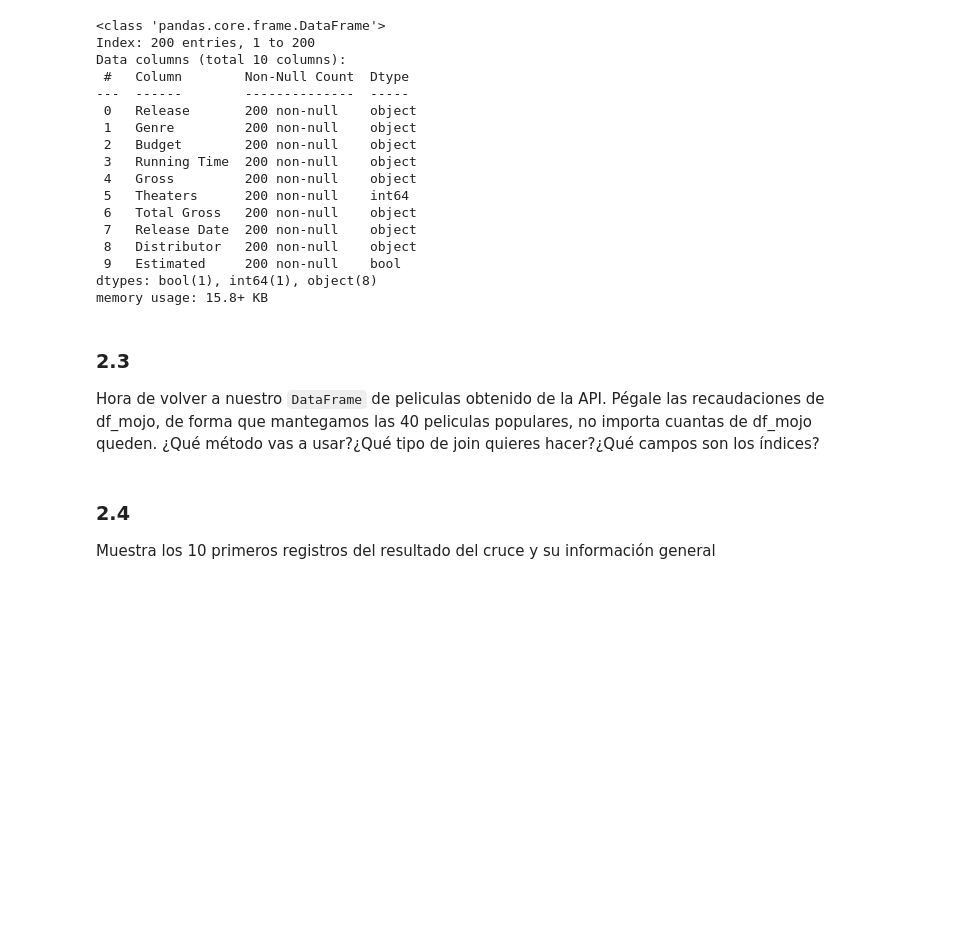
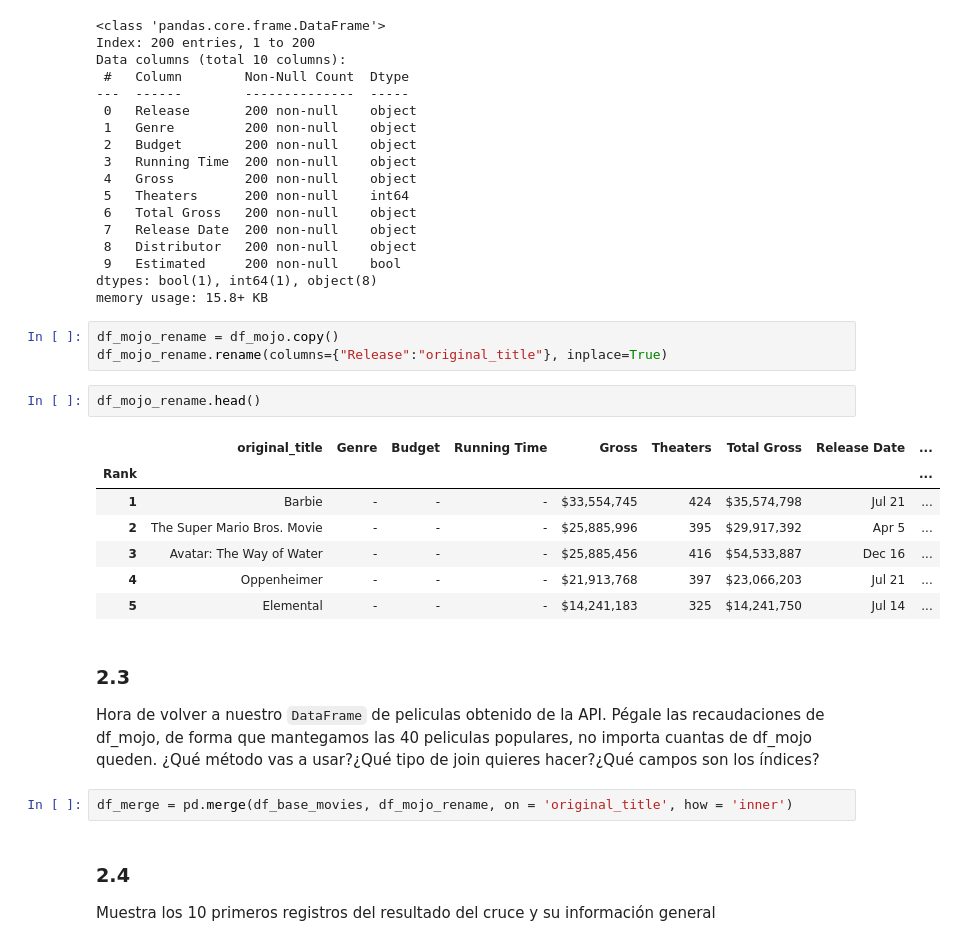
Before and after one commit to Anttt4/ONLINE_DS_THEBRIDGE_Antonio_Carreno_Jimenez, a Jupyter notebook: Sprint 6/Unidad 2/18_Practica_Obligatoria_Scraping_API.ipynb, the cells around one changed output. Drawn from its saved outputs; the diff is of its cells as text; blank space fills up the shorter version.

```diff
--- a/Sprint 6/Unidad 2/18_Practica_Obligatoria_Scraping_API.ipynb
+++ b/Sprint 6/Unidad 2/18_Practica_Obligatoria_Scraping_API.ipynb
@@ -393,10 +393,25 @@ Data columns (total 10 columns):
  9   Estimated     200 non-null    bool
 dtypes: bool(1), int64(1), object(8)
 memory usage: 15.8+ KB
+# %%
+df_mojo_rename = df_mojo.copy()
+df_mojo_rename.rename(columns={"Release":"original_title"}, inplace=True)
+# %%
+df_mojo_rename.head()
+# %% [output]
+|  | original_title | Genre | Budget | Running Time | Gross | Theaters | Total Gross | Release Date | ... |
+| Rank |  |  |  |  |  |  |  |  | ... |
+| 1 | Barbie | - | - | - | $33,554,745 | 424 | $35,574,798 | Jul 21 | ... |
+| 2 | The Super Mario Bros. Movie | - | - | - | $25,885,996 | 395 | $29,917,392 | Apr 5 | ... |
+| 3 | Avatar: The Way of Water | - | - | - | $25,885,456 | 416 | $54,533,887 | Dec 16 | ... |
+| 4 | Oppenheimer | - | - | - | $21,913,768 | 397 | $23,066,203 | Jul 21 | ... |
+| 5 | Elemental | - | - | - | $14,241,183 | 325 | $14,241,750 | Jul 14 | ... |
 # %% [markdown]
 ### 2.3
 
 Hora de volver a nuestro `DataFrame` de peliculas obtenido de la API. Pégale las recaudaciones de df_mojo, de forma que mantegamos las 40 peliculas populares, no importa cuantas de df_mojo queden. ¿Qué método vas a usar?¿Qué tipo de join quieres hacer?¿Qué campos son los índices?
+# %%
+df_merge = pd.merge(df_base_movies, df_mojo_rename, on = 'original_title', how = 'inner')
 # %% [markdown]
 ### 2.4
 Muestra los 10 primeros registros del resultado del cruce y su información general
```
Also changed, not shown: parts of 13 cells of this notebook.
